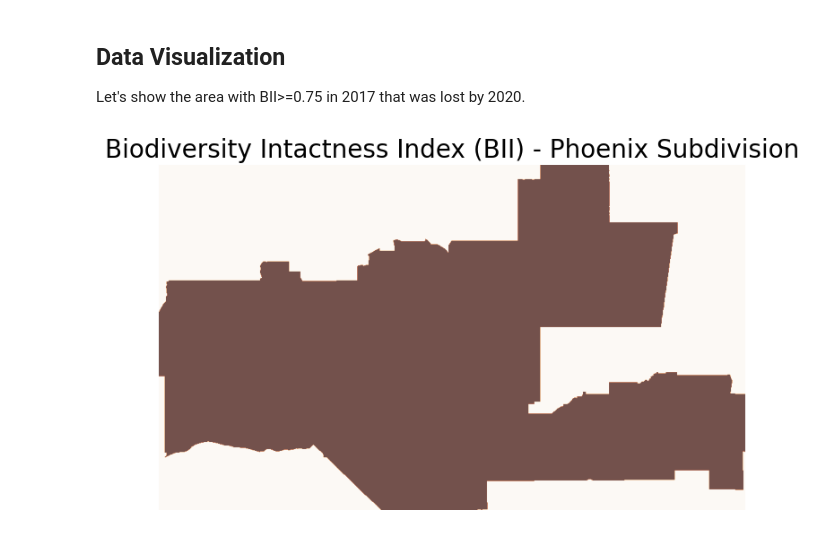
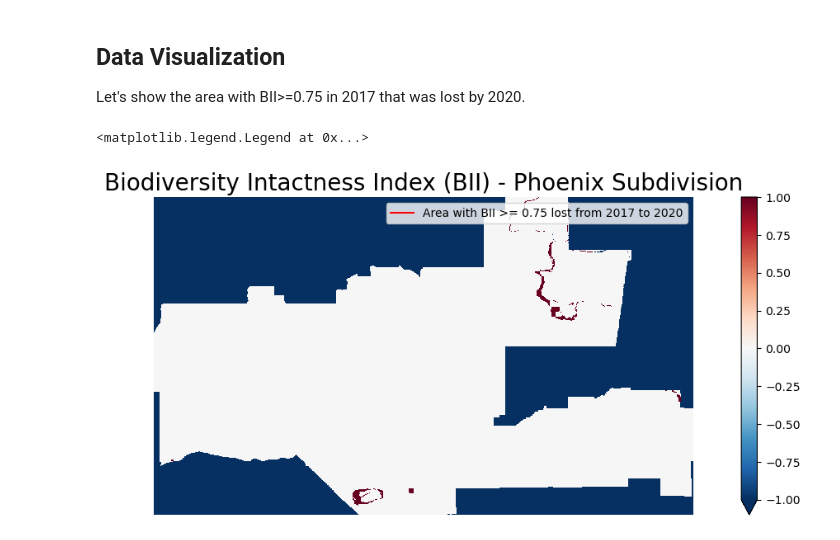
Before and after one commit to ccaswell25/eds220-phoenix-project, a Jupyter notebook: phoenix_project.ipynb, the cells around one changed output. Drawn from its saved outputs; the diff is of its cells as text; code cells hidden in the pictures.

Commit message:
updating plot

```diff
--- a/phoenix_project.ipynb
+++ b/phoenix_project.ipynb
@@ -186,17 +186,18 @@ Let's show the area with BII>=0.75 in 2017 that was lost by 2020.
 # %%
 #Let's plot the data
 fig, ax = plt.subplots(figsize=(15, 5))
-phx.plot(ax=ax)
-# Overlay pixels_above_threshold_2020
-ax.imshow(pixels_above_threshold_2020,cmap='Greens', alpha = .5)
-ax.imshow(lost_pixels, cmap='Reds', alpha = .5)
+lost_pixels.plot(ax=ax)
+
+#Overlay pixels_above_threshold_2020
+ax.imshow(pixels_above_threshold_2020, cmap = 'Greens', interpolation='none')
 ax.set_title('Biodiversity Intactness Index (BII) - Phoenix Subdivision', fontdict = {'fontsize':'20'})
 ax.set_axis_off()
-plt.show()
 
-#legend_elements = [mlines.Line2D([0], [0], color='red', label='Area with BII >= 0.75 lost from 2017 to 2020')]
+#Adding a Legend
+legend_elements = [mlines.Line2D([0], [0], color='red', label='Area with BII >= 0.75 lost from 2017 to 2020')]
+ax.legend(handles=legend_elements)
 
-# Add legend
-#ax.legend(handles=legend_elements)
+#This plot is showing the biodiversity loss in Phoenix from 2017 to 2020, higlighted in red
 # %% [output]
+<matplotlib.legend.Legend at 0x...>
-[figure, old version]
+[figure, new version]
```
Also changed, not shown: parts of 1 cell of this notebook.
